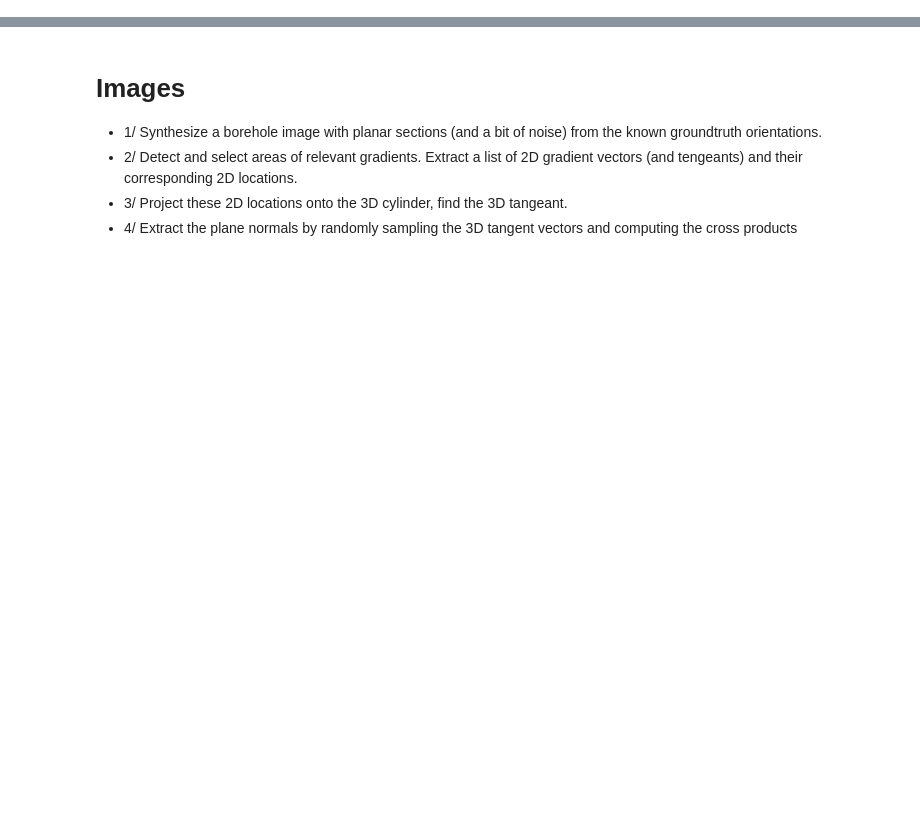
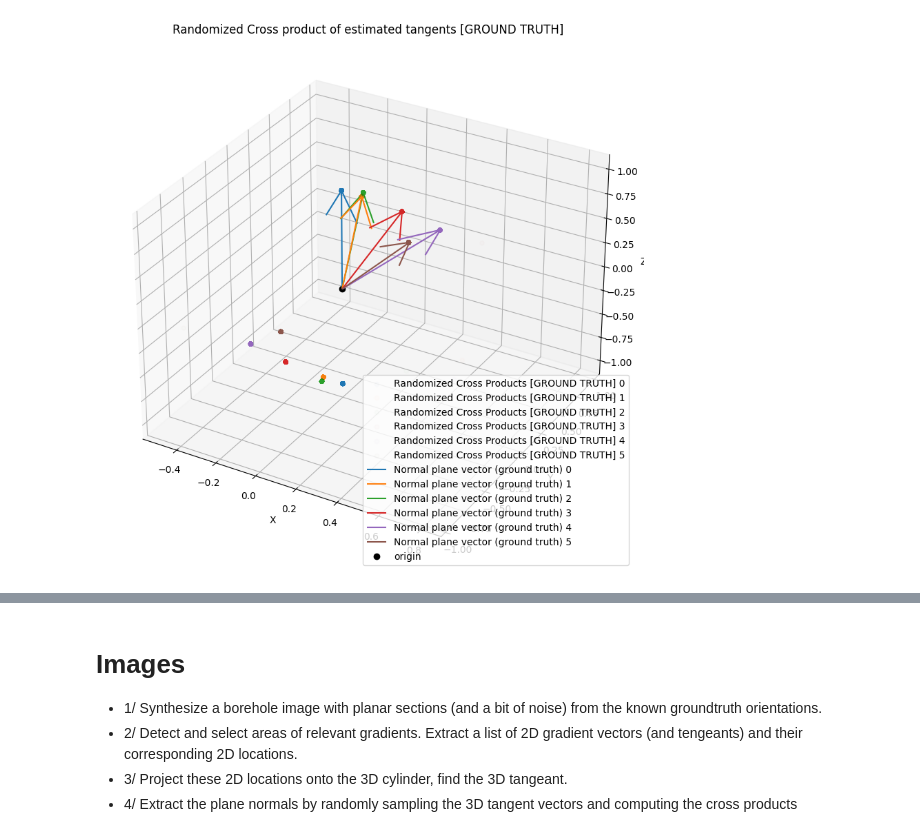
Before and after one commit to balthazarneveu/geosciences, a Jupyter notebook: TP_4/planes_synthesis.ipynb, the cells around one changed output, grey strips where cells are left out. Saved outputs shown, nothing was run; the diff lists cells and outputs as text; code cells hidden in the pictures; blank space fills up the shorter version.

Commit message:
#4 TP-4 fix colors, update retrieval from cross product

```diff
--- a/TP_4/planes_synthesis.ipynb
+++ b/TP_4/planes_synthesis.ipynb
@@ -98,13 +111,14 @@ plot_3d_scatter(groundtruth_grad_list_3d[:, ::5, :], label="Plane tangents", tit
 # %%
-# plot_cross_products(cross_product_estimated)
 cross_product_gt, cross_product_norm_gt = get_cross_products(groundtruth_grad_list_3d, num_points=1000)
 cross_product_gt.shape
 plot_3d_scatter(
     cross_product_gt,
     vects=normals,
     alpha=0.01,
     # colors="tab:cyan",
     label="Randomized Cross Products [GROUND TRUTH]",
     label_vector="Normal plane vector (ground truth)",
-    title="Randomized Cross product of estimated tangents"
+    title="Randomized Cross product of estimated tangents [GROUND TRUTH]"
 )
+# %% [output]
+[figure, added]
```
Also changed, not shown: parts of 15 cells of this notebook, 1 other file.
